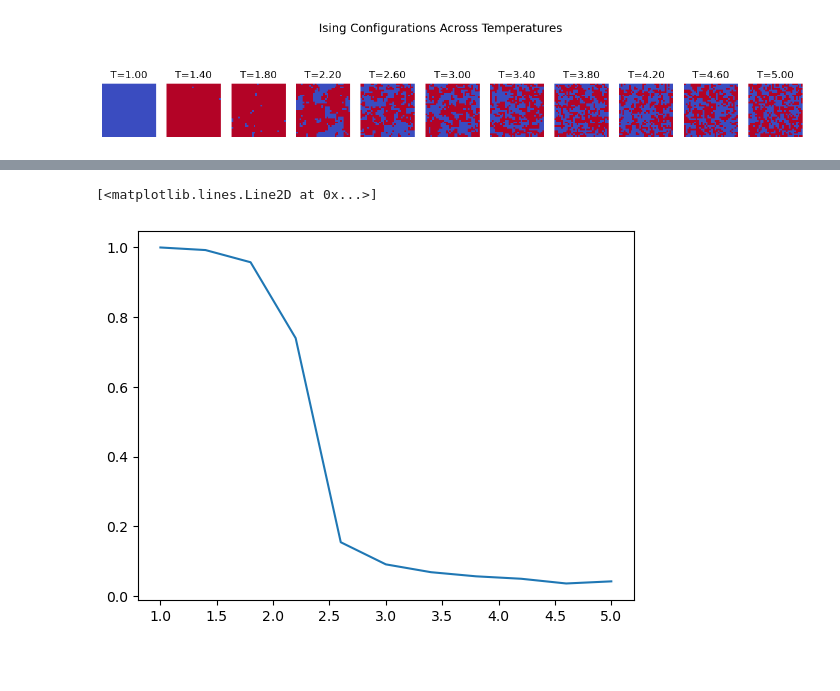
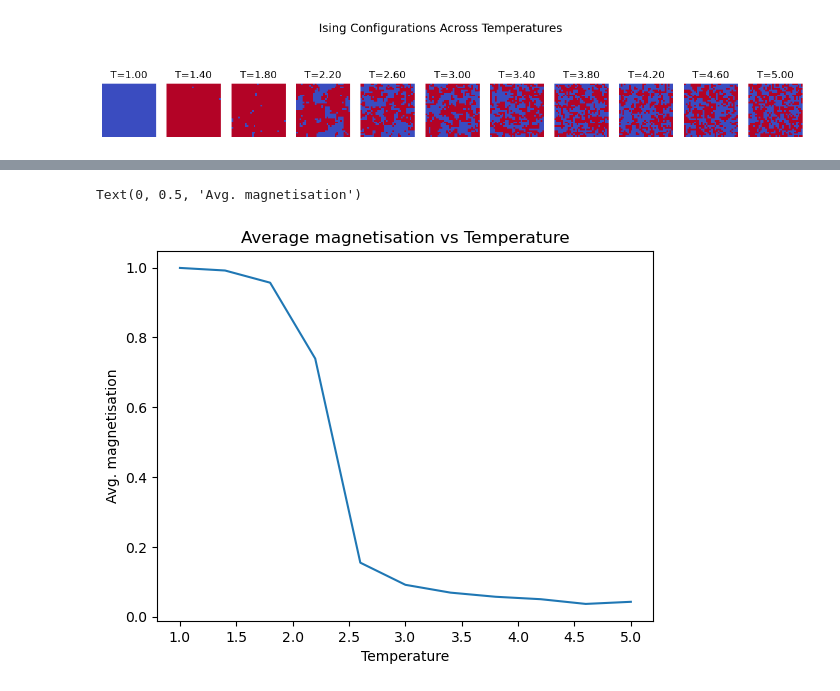
Before and after one commit to amalseb07/cmse802_project, a Jupyter notebook: notebooks/visalize_lattice.ipynb, the cells around one changed output, grey strips where cells are left out. Saved outputs shown, nothing was run; the diff lists cells and outputs as text; code cells hidden in the pictures; blank space fills up the shorter version.

```diff
--- a/notebooks/visalize_lattice.ipynb
+++ b/notebooks/visalize_lattice.ipynb
@@ -48,12 +81,18 @@ plt.show()
 # %%
 avg_mags=[]
 
 for f in files:
     configs = np.load(f)
     mags = np.mean(np.abs(np.mean(configs,axis=(1,2))))
     avg_mags.append(mags)
+
+
+plt.plot(temps,avg_mags)
+
+plt.title('Average magnetisation vs Temperature')
+
+plt.xlabel('Temperature')
+plt.ylabel('Avg. magnetisation')
+# %% [output]
+Text(0, 0.5, 'Avg. magnetisation')
+[figure, added]
-# %%
-plt.plot(temps,avg_mags)
-# %% [output]
-[<matplotlib.lines.Line2D at 0x...>]
-[figure, removed]
```
Also changed, not shown: parts of 6 cells of this notebook.
